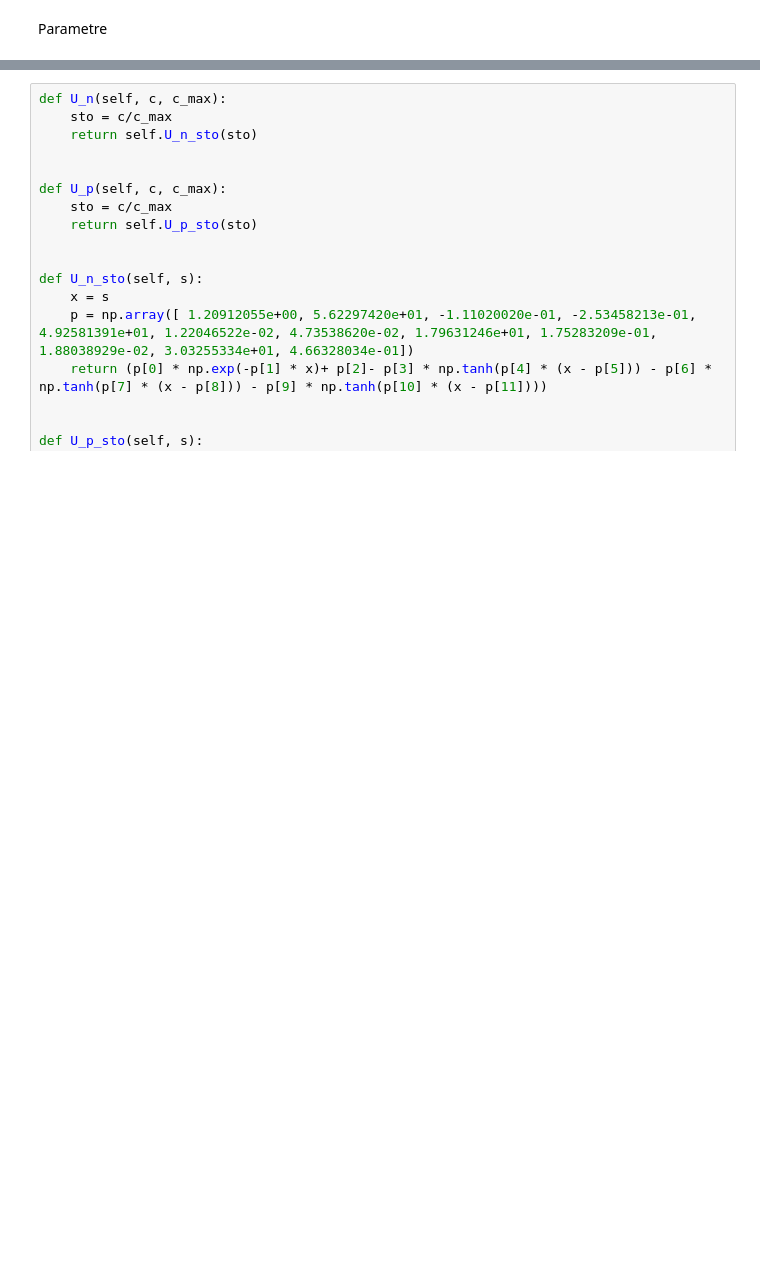
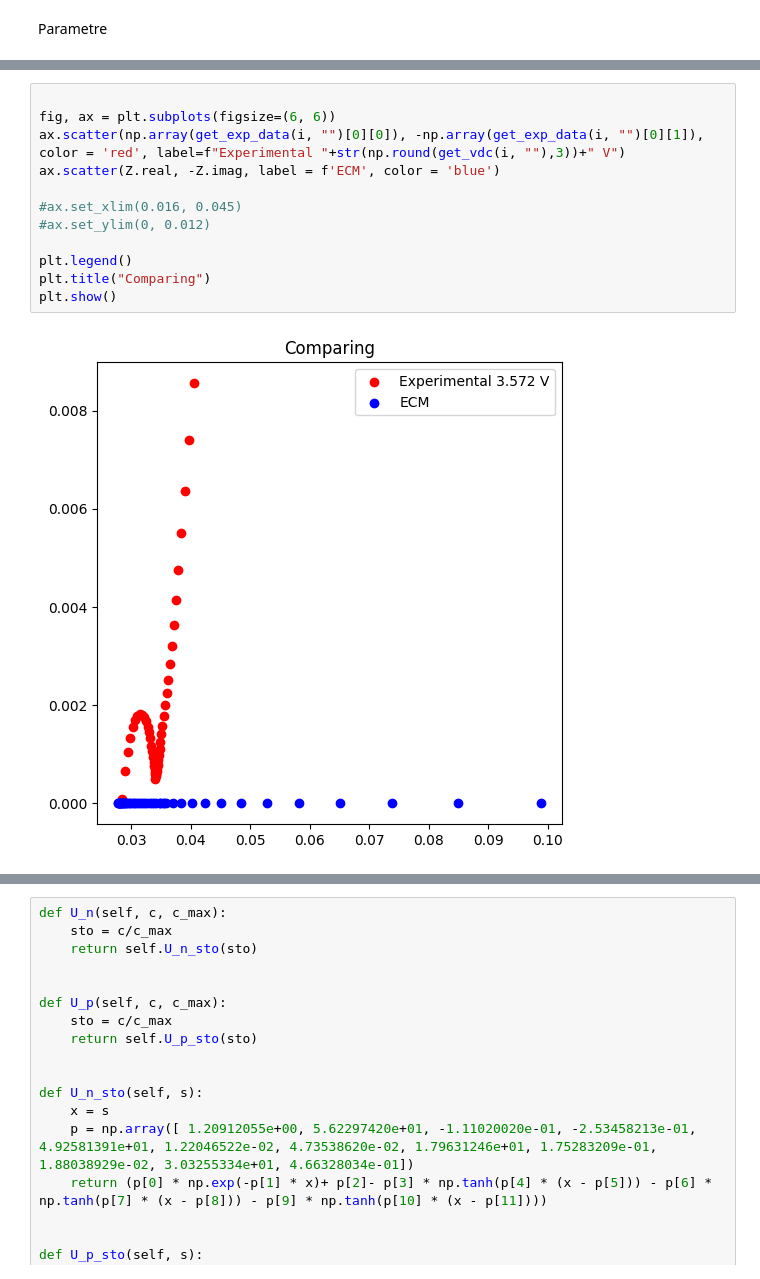
Before and after one commit to samaard2001/EIS-code, a Jupyter notebook: Code/EIS_ECM.ipynb, the cells around one changed output, grey strips where cells are left out. Saved outputs shown, nothing was run; the diff lists cells and outputs as text; blank space fills up the shorter version.

```diff
--- a/Code/EIS_ECM.ipynb
+++ b/Code/EIS_ECM.ipynb
@@ -34,0 +234,14 @@ parametre = {
+# %%
+
+fig, ax = plt.subplots(figsize=(6, 6))
+ax.scatter(np.array(get_exp_data(i, "")[0][0]), -np.array(get_exp_data(i, "")[0][1]), color = 'red', label=f"Experimental "+str(np.round(get_vdc(i, ""),3))+" V")
+ax.scatter(Z.real, -Z.imag, label = f'ECM', color = 'blue')
+
+#ax.set_xlim(0.016, 0.045)
+#ax.set_ylim(0, 0.012)
+
+plt.legend()
+plt.title("Comparing")
+plt.show()
+# %% [output]
+[figure, added]
```
Also changed, not shown: parts of 17 cells of this notebook, 2 other files.
